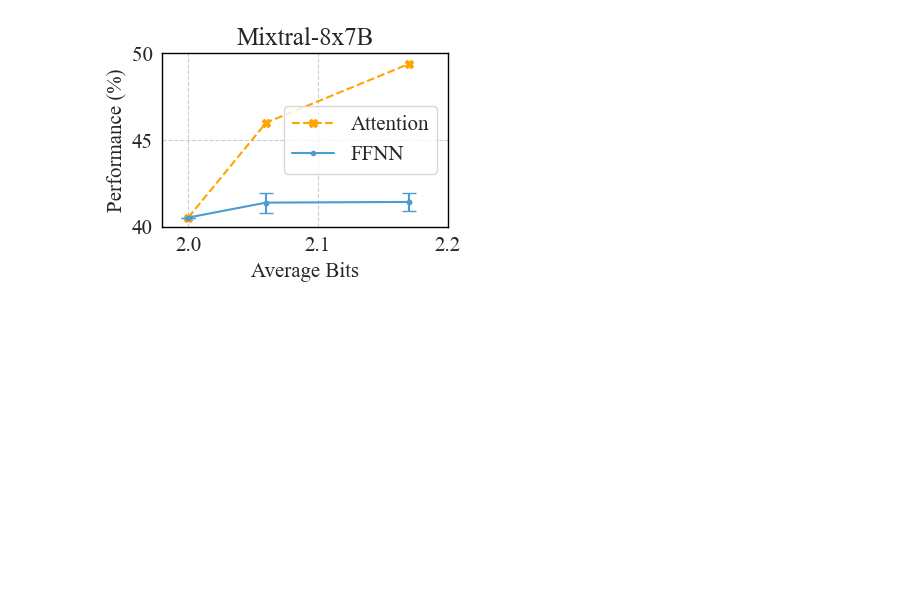
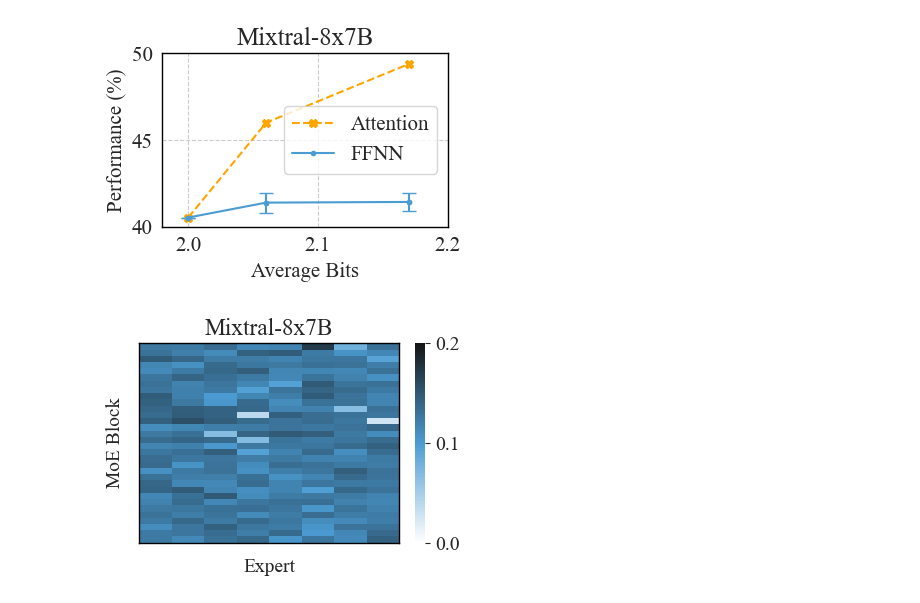
Before and after one commit to Jinxiaolong1129/moe_quantize, a Jupyter notebook: notebooks/draw-figure.ipynb, the cells around one changed output. Saved outputs shown, nothing was run; the diff lists cells and outputs as text; code cells hidden in the pictures; blank space fills up the shorter version.

```diff
--- a/notebooks/draw-figure.ipynb
+++ b/notebooks/draw-figure.ipynb
@@ -113,3 +118,49 @@ _set_boarder(ax.spines['top'])
 # Show plot
 plt.tight_layout()
 plt.savefig('ffnn_vs_attn_deepseek.svg', dpi=300)
+# %%
+# Create a color map
+cmap = LinearSegmentedColormap.from_list("custom_blue", ["white", "#4B9CD3", "#151515"])
+# cmap = LinearSegmentedColormap.from_list("custom_blue", ["#e7f5ff", "#d0ebff", "#a5d8ff", "#74c0fc", "#4dabf7", "#339af0", "#228be6", "#1c7ed6", "#1971c2", "#1864ab"])
+# %%
+mixtral_rount = torch.load("/Users/lipingzhi/Downloads/routing-count.pt")
+mixtral_frequency = mixtral_rount / torch.sum(mixtral_rount, dim=-1, keepdim=True)
+sns.set_palette("colorblind")
+font = {'family': 'Times New Roman',
+        'weight': 'normal',
+        'size': 14}
+plt.rc('font', **font)
+plt.figure(figsize=(4, 3))
+v_max = torch.max(mixtral_frequency)
+v_max = ceil(v_max * 10) / 10
+v_min = 0.0
+ax = sns.heatmap(
+    mixtral_frequency,
+    cmap=cmap,
+    # cmap=sns.color_palette("rocket_r", as_cmap=True),
+    linewidth=0, vmax=v_max, vmin=v_min
+)
+# set the colorbar labels to only one decimal place
+num_ticks = v_max * 10 + 1
+ax.collections[0].colorbar.set_ticks([v_min + 0.1 * i for i in range(int(num_ticks))])
+ax.collections[0].colorbar.set_ticklabels([f"{v_min + 0.1 * i:.1f}" for i in range(int(num_ticks))])
+ax.set_title(f"Mixtral-8x7B")
+ax.set_xticklabels([])
+ax.set_yticklabels([])
+ax.set_xlabel("Expert")
+ax.set_ylabel("MoE Block")
+
+def _set_boarder(spine):
+    spine.set_visible(True)
+    spine.set_color('black')
+    spine.set_linewidth(1.)
+
+_set_boarder(ax.spines['left'])
+_set_boarder(ax.spines['bottom'])
+_set_boarder(ax.spines['right'])
+_set_boarder(ax.spines['top'])
+
+plt.tight_layout()
+plt.savefig('mixtral_routing.svg', dpi=300)
+# %% [output]
+[figure, added]
```
Also changed, not shown: parts of 5 cells of this notebook, 4 other files.
